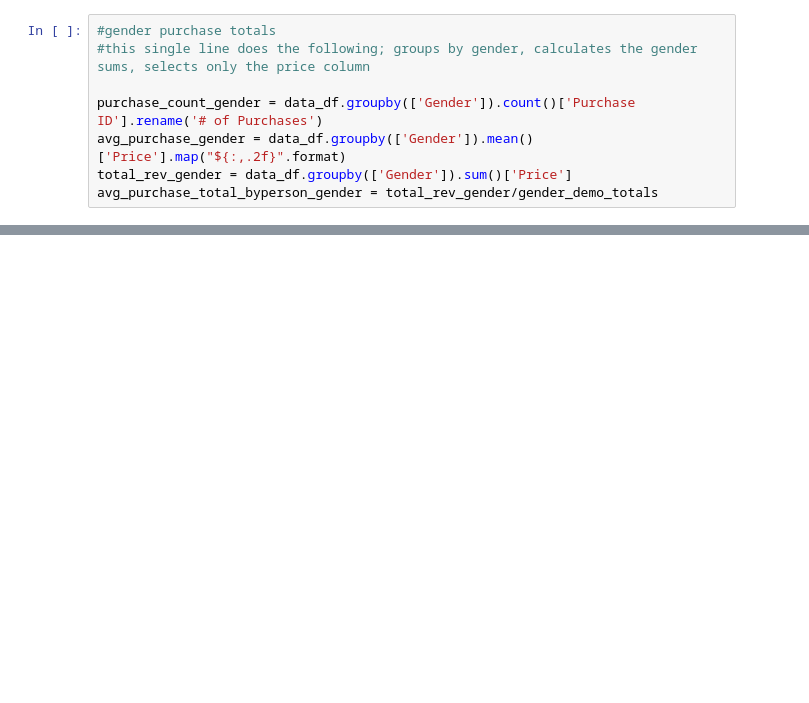
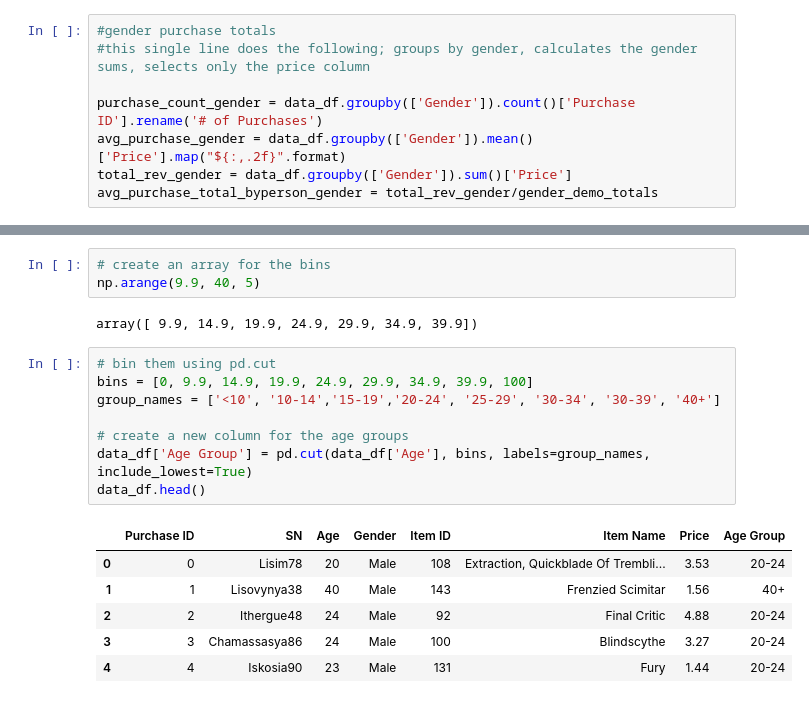
Before and after one commit to taylorsyde/Heros-of-Pymoli, a Jupyter notebook: EDA.ipynb, the cells around one changed output, grey strips where cells are left out. Saved outputs shown, nothing was run; the diff lists cells and outputs as text; blank space fills up the shorter version.

```diff
--- a/EDA.ipynb
+++ b/EDA.ipynb
@@ -150,0 +153,20 @@ purchase_analysis_df.head()
+# %%
+# create an array for the bins
+np.arange(9.9, 40, 5)
+# %% [output]
+array([ 9.9, 14.9, 19.9, 24.9, 29.9, 34.9, 39.9])
+# %%
+# bin them using pd.cut
+bins = [0, 9.9, 14.9, 19.9, 24.9, 29.9, 34.9, 39.9, 100]
+group_names = ['<10', '10-14','15-19','20-24', '25-29', '30-34', '30-39', '40+']
+
+# create a new column for the age groups
+data_df['Age Group'] = pd.cut(data_df['Age'], bins, labels=group_names, include_lowest=True)
+data_df.head()
+# %% [output]
+|  | Purchase ID | SN | Age | Gender | Item ID | Item Name | Price | Age Group |
+| 0 | 0 | Lisim78 | 20 | Male | 108 | Extraction, Quickblade Of Trembli... | 3.53 | 20-24 |
+| 1 | 1 | Lisovynya38 | 40 | Male | 143 | Frenzied Scimitar | 1.56 | 40+ |
+| 2 | 2 | Ithergue48 | 24 | Male | 92 | Final Critic | 4.88 | 20-24 |
+| 3 | 3 | Chamassasya86 | 24 | Male | 100 | Blindscythe | 3.27 | 20-24 |
+| 4 | 4 | Iskosia90 | 23 | Male | 131 | Fury | 1.44 | 20-24 |
```
Also changed, not shown: parts of 9 cells of this notebook.
